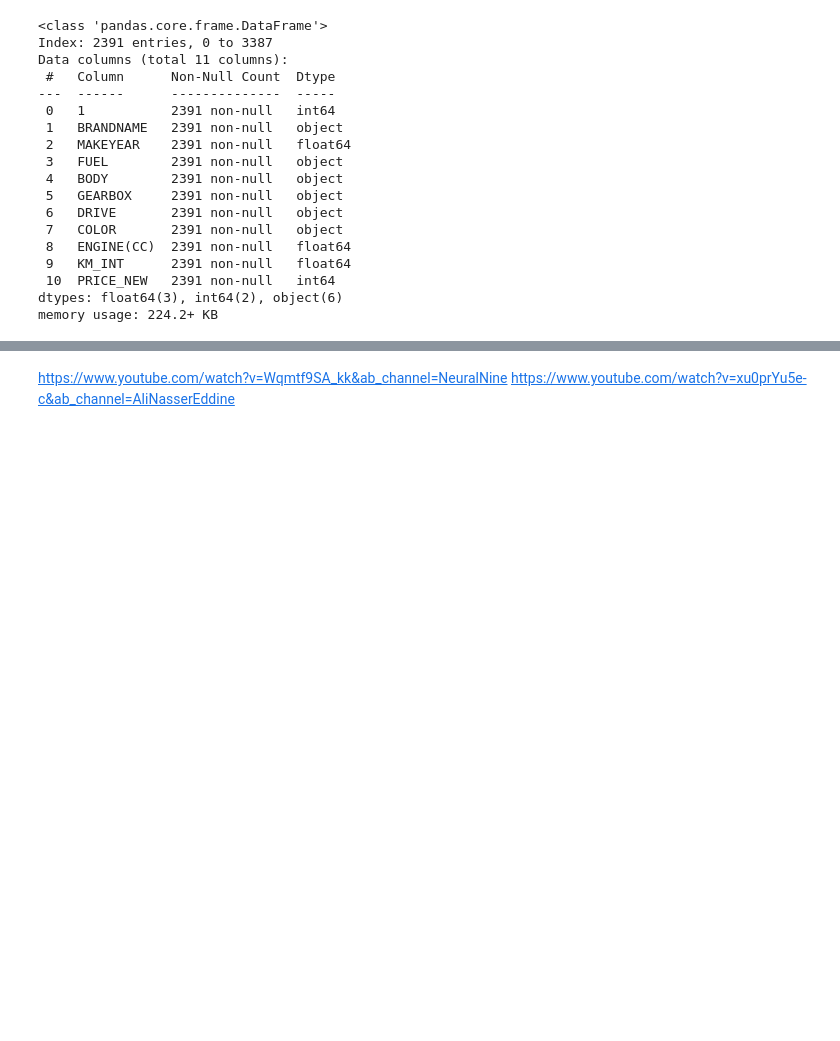
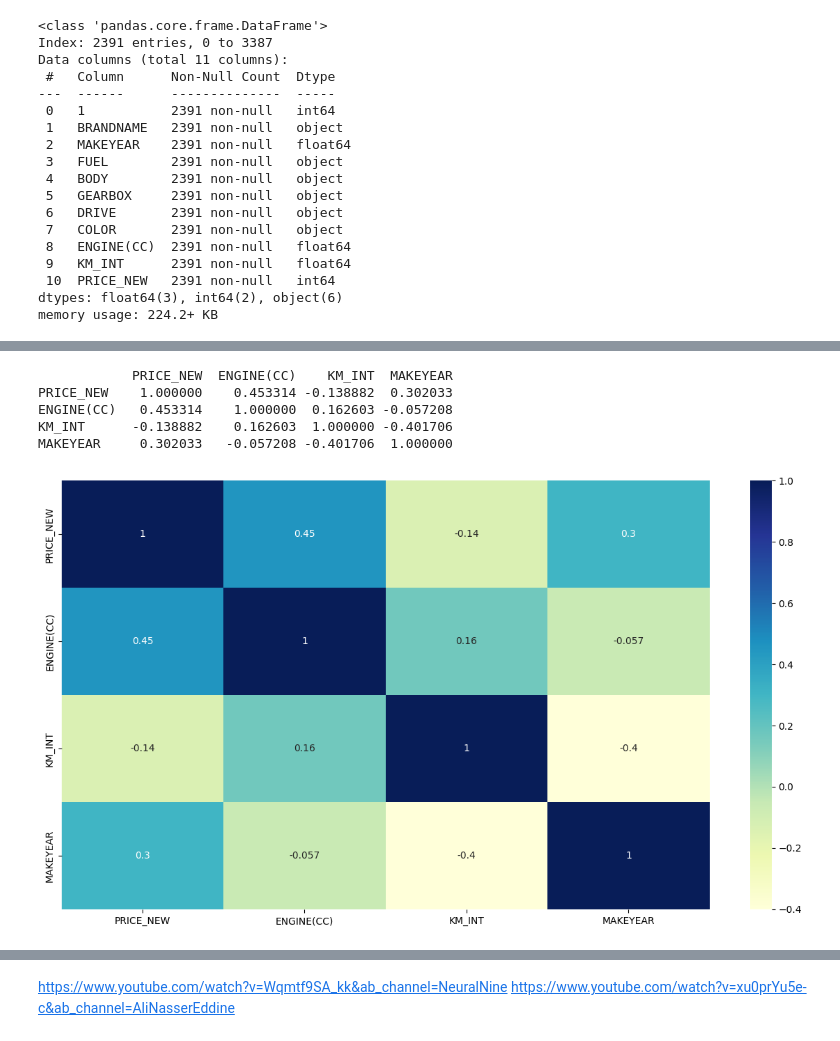
Before and after one commit to saagaar/For-thesis-Final---Scraping-car-data, a Jupyter notebook: thesis work/Preparing-dummy-variables-running-regression.ipynb, the cells around one changed output, grey strips where cells are left out. Cells and saved outputs as stored; diff of their text form; code cells hidden in the pictures; blank space fills up the shorter version.

```diff
--- a/thesis work/Preparing-dummy-variables-running-regression.ipynb
+++ b/thesis work/Preparing-dummy-variables-running-regression.ipynb
@@ -188,0 +165,13 @@ df2[zerokm_filter]
+# %%
+#Plot and see the correlation of various variables with plain train_Data
+plt.figure(figsize=(15,8))
+numericalData=dfNew[["PRICE_NEW","ENGINE(CC)","KM_INT","MAKEYEAR"]]
+print(numericalData.corr());
+sns.heatmap(numericalData.corr(),annot=True,cmap="YlGnBu");
+# %% [output]
+            PRICE_NEW  ENGINE(CC)    KM_INT  MAKEYEAR
+PRICE_NEW    1.000000    0.453314 -0.138882  0.302033
+ENGINE(CC)   0.453314    1.000000  0.162603 -0.057208
+KM_INT      -0.138882    0.162603  1.000000 -0.401706
+MAKEYEAR     0.302033   -0.057208 -0.401706  1.000000
+[figure, added]
```
Also changed, not shown: parts of 22 cells of this notebook, 3 other files.
